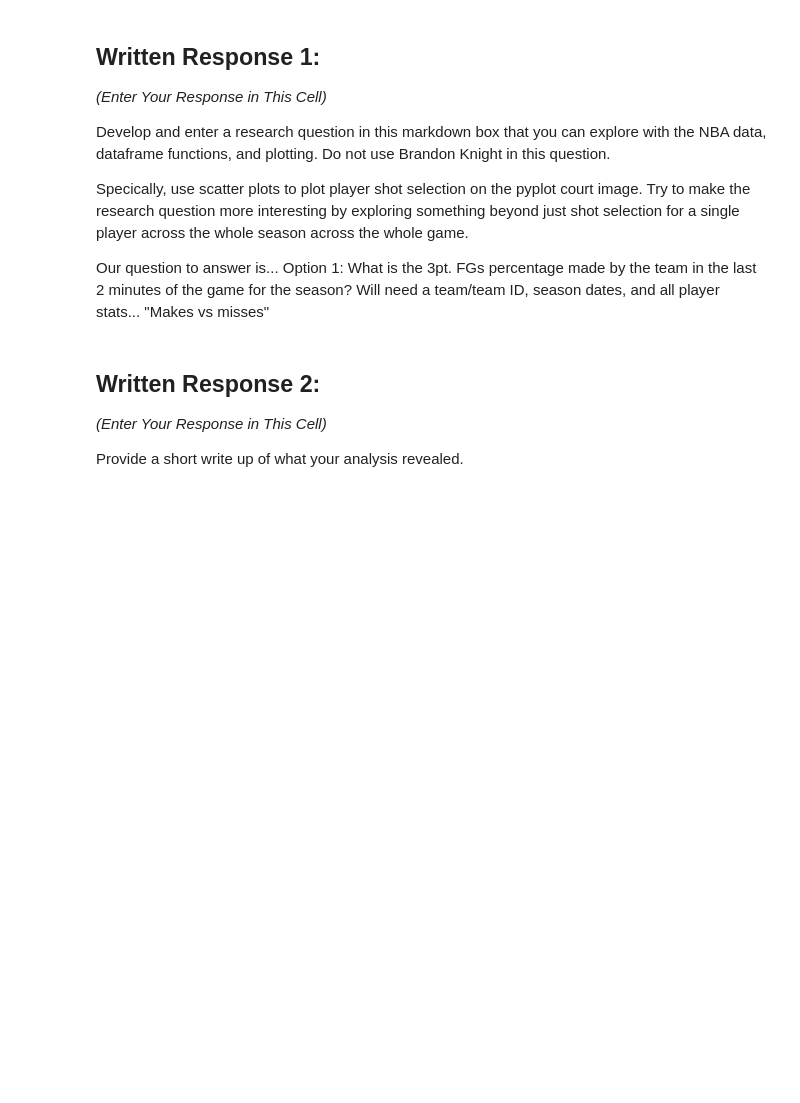
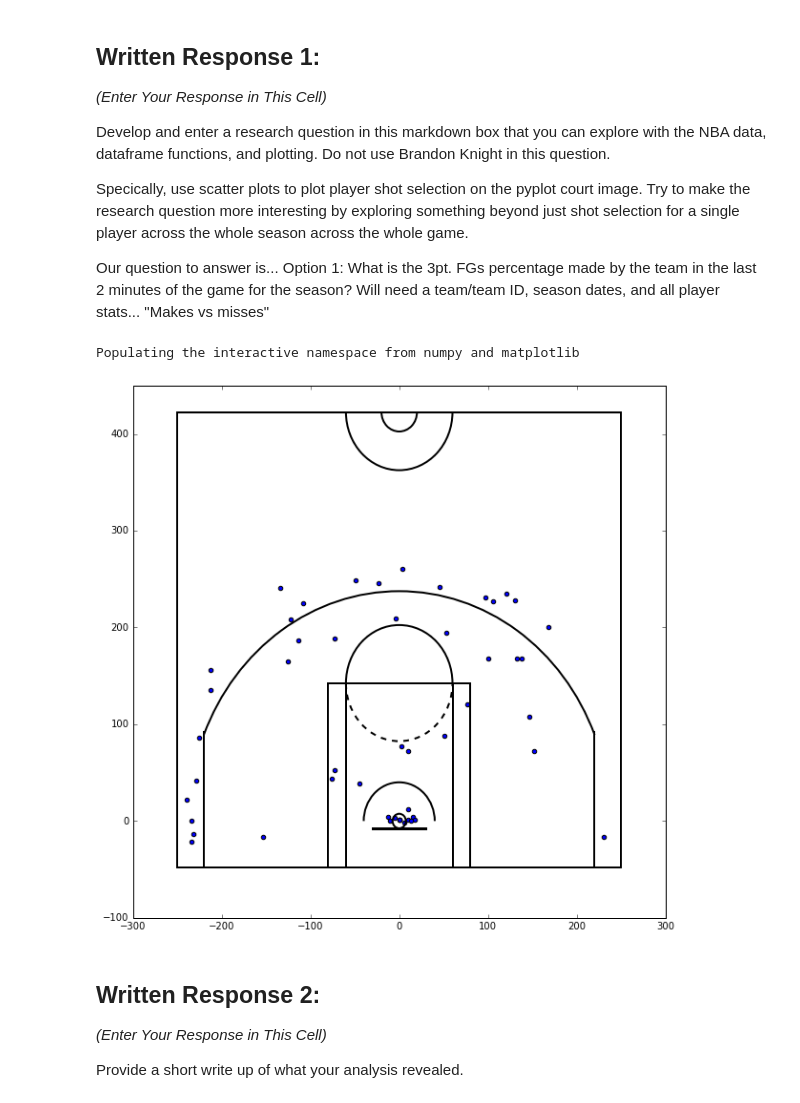
Before and after one commit to cdean00/big_data, a Jupyter notebook: week_2/Week_2_Exercise_Group_6.ipynb, the cells around one changed output. Saved outputs shown, nothing was run; the diff lists cells and outputs as text; code cells hidden in the pictures; blank space fills up the shorter version.

Commit message:
Created test scatter plot on top of court plot

```diff
--- a/week_2/Week_2_Exercise_Group_6.ipynb
+++ b/week_2/Week_2_Exercise_Group_6.ipynb
@@ -166,3 +166,29 @@ Will need a team/team ID, season dates, and all player stats...
+# %%
+# Write code to present visualizations that inform your research question.
+# Remember, plot the court, plot the shots, and then "show" the figure.
+import matplotlib.pyplot as plt
+from draw_court import draw_court
+# Thanks to Savvas Tjortjoglou for letting us use his code in our course!
+%pylab inline
+pylab.rcParams['figure.figsize'] = (10.0, 10.0)
+
+# Call the helper function to draw a court
+
+plt.figure('court')# Begin plotting a figure called court.
+draw_court(outer_lines=True)# Call the draw_court function.
+plt.xlim(-300,300)# Set the limits of the canvas for the x axis.
+plt.ylim(-100,450)# Set the limits of the canvas for the y axis
+#plt.show()# Display the figure.
+
+shots_missed_Suns = brandon_shots[(brandon_shots.TEAM_NAME == 'Phoenix Suns') & (brandon_shots.SHOT_MADE_FLAG == 1)]
+x_loc = shots_missed_Suns.LOC_X.values
+y_loc = shots_missed_Suns.LOC_Y.values
+plt.scatter(x_loc, y_loc)
+#plt.subplot.scatter(x_loc, y_loc)
+plt.show()
+# %% [output]
+Populating the interactive namespace from numpy and matplotlib
+[figure, added]
 # %%
 # Write code to generate some basic statistics (like sum() or average()) to inform your research question.
 # %% [markdown]
```
Also changed, not shown: parts of 4 cells of this notebook.
